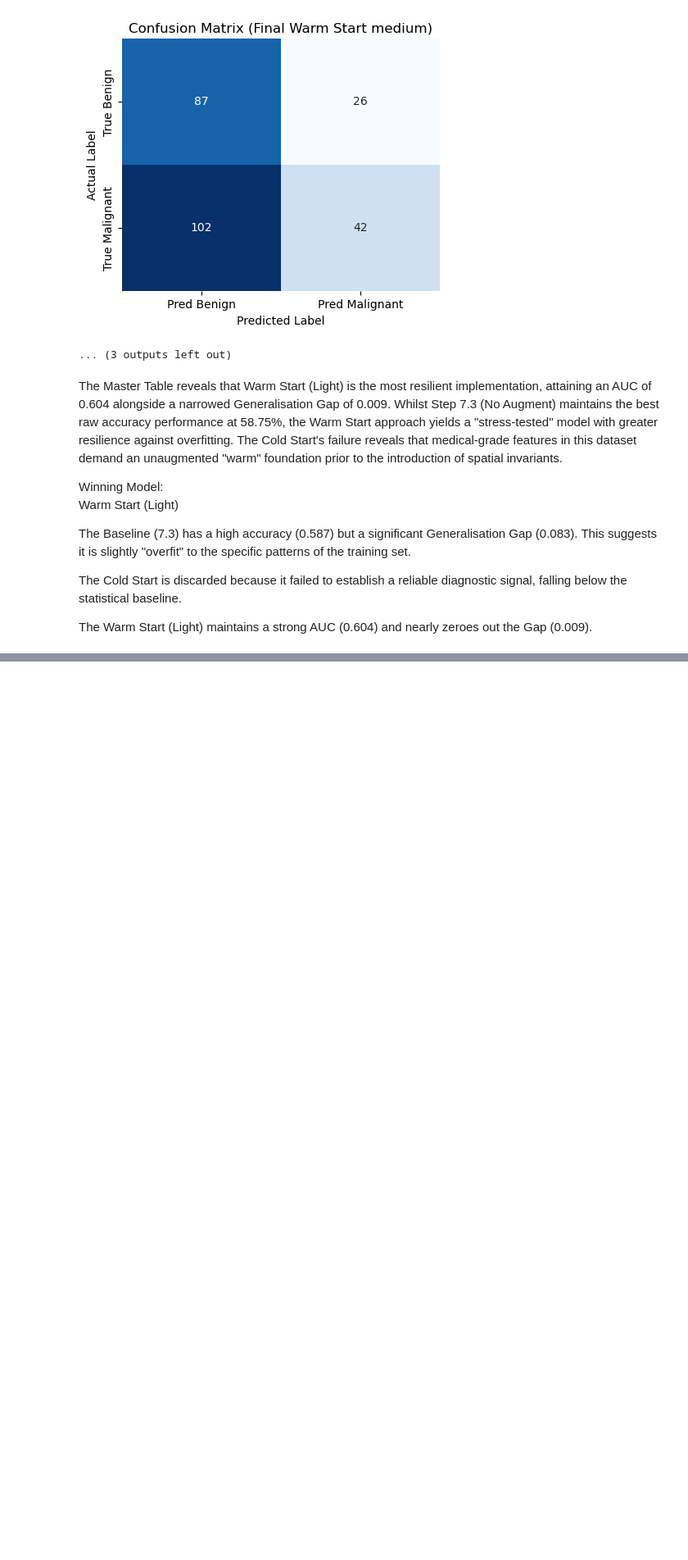
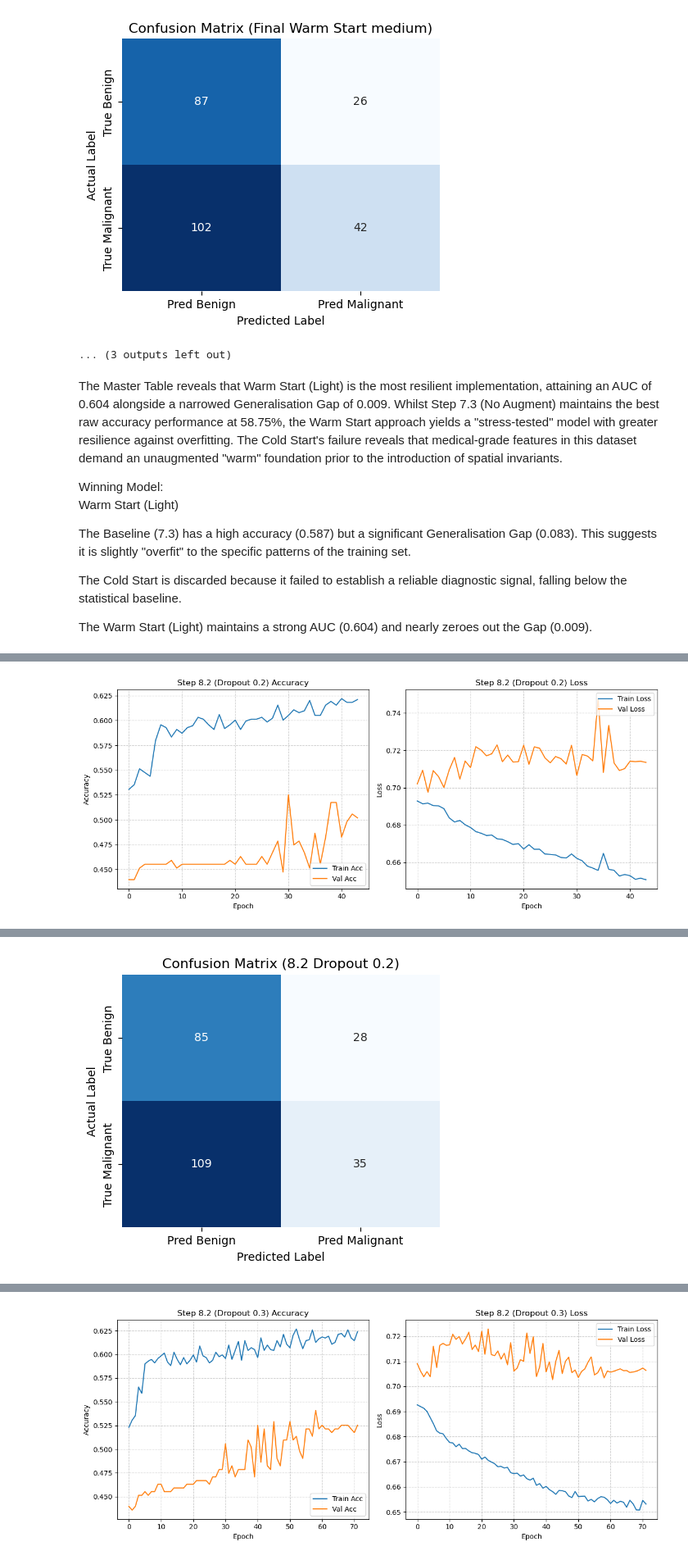
Before and after one commit to A-S-Yong/FYP, a Jupyter notebook: notebooks/Final_V1.ipynb, the cells around one changed output, grey strips where cells are left out. Shown at 82% size. Drawn from its saved outputs; the diff is of its cells as text; code cells hidden in the pictures; blank space fills up the shorter version.

```diff
--- a/notebooks/Final_V1.ipynb
+++ b/notebooks/Final_V1.ipynb
@@ -2534,0 +2580,77 @@ The Warm Start (Light) maintains a strong AUC (0.604) and nearly zeroes out the
+# %%
+dropout_rates = [0.2, 0.3, 0.5]
+dropout_comparison = {}
+epochs_limit = 100
+
+for rate in dropout_rates:
+    print(f"\n{'-'*60}\nTRAINING: DROPOUT RATE {rate}\n{'-'*60}")
+
+    # Clear session for memory stability
+    tf.keras.backend.clear_session()
+
+    # Build Fresh Model with specific dropout rate
+    # Using sterile train_gen (No Augmentation) as the control
+    model_tmp = build_dense_dropout_model(dropout_rate=rate)
+
+    # TQDM & Callbacks Setup
+    pbar = tqdm(total=epochs_limit, desc=f"Dropout {rate}")
+
+    ckpt_path = f"step8_2_dropout_{rate}_best.keras"
+    cbs = [
+        keras.callbacks.ModelCheckpoint(
+            ckpt_path, monitor="val_auc", mode="max", save_best_only=True, verbose=0
+        ),
+        keras.callbacks.ReduceLROnPlateau(
+            monitor="val_auc", mode="max", factor=0.5, patience=3, min_lr=1e-6, verbose=0
+        ),
+        keras.callbacks.EarlyStopping(
+            monitor="val_auc", mode="max", patience=10, restore_best_weights=True, verbose=0
+        ),
+        TqdmCallback(pbar)
+    ]
+
+    # Training
+    try:
+        history = model_tmp.fit(
+            train_gen, # Standard sterile generator
+            epochs=epochs_limit,
+            validation_data=val_gen,
+            callbacks=cbs,
+            verbose=0
+        )
+    finally:
+        pbar.close()
+
+    # Evaluation & Persistence
+    plot_training_history(history, title_prefix=f"Step 8.2 (Dropout {rate})")
+
+    # Load best weights for this rate
+    best_m = keras.models.load_model(ckpt_path)
+    eval_stats = eval_model_perf(
+        best_m, val_gen, step_name=f"8.2 Dropout {rate}", baseline_acc=majority_baseline_acc
+    )
+
+    # Capture Metrics
+    best_idx = np.argmax(history.history['val_auc'])
+    dropout_comparison[rate] = {
+        "Train Acc": history.history['accuracy'][best_idx],
+        "Val Acc": eval_stats["Val Acc"],
+        "Gap": abs(history.history['accuracy'][best_idx] - eval_stats["Val Acc"]),
+        "Val AUC": eval_stats["Val AUC"],
+        "Sensitivity": eval_stats["Sensitivity"],
+        "Specificity": eval_stats["Specificity"]
+    }
+
+    # Save specific history and final model state
+    pd.DataFrame(history.history).to_csv(f'step8_2_history_dropout_{rate}.csv', index=False)
+    best_m.save(f"step8_2_dropout_{rate}_final.keras")
+
+    del model_tmp, best_m
+
+# --- FINAL DROPOUT SUMMARY TABLE ---
+print("\nFinal Comparison: Dropout Regularisation (Step 8.2)")
+print("-" * 60)
+df_dropout = pd.DataFrame(dropout_comparison).T
+display(df_dropout)
+df_dropout.to_csv('step8_2_dropout_comparison_summary.csv')
+# %% [output]
@@ -2534,0 +2660 @@ The Warm Start (Light) maintains a strong AUC (0.604) and nearly zeroes out the
+[figure, added]
@@ -2534,0 +2680 @@ The Warm Start (Light) maintains a strong AUC (0.604) and nearly zeroes out the
+[figure, added]
@@ -2534,0 +2684 @@ The Warm Start (Light) maintains a strong AUC (0.604) and nearly zeroes out the
+[figure, added]
```
Also changed, not shown: parts of 7 cells of this notebook.
